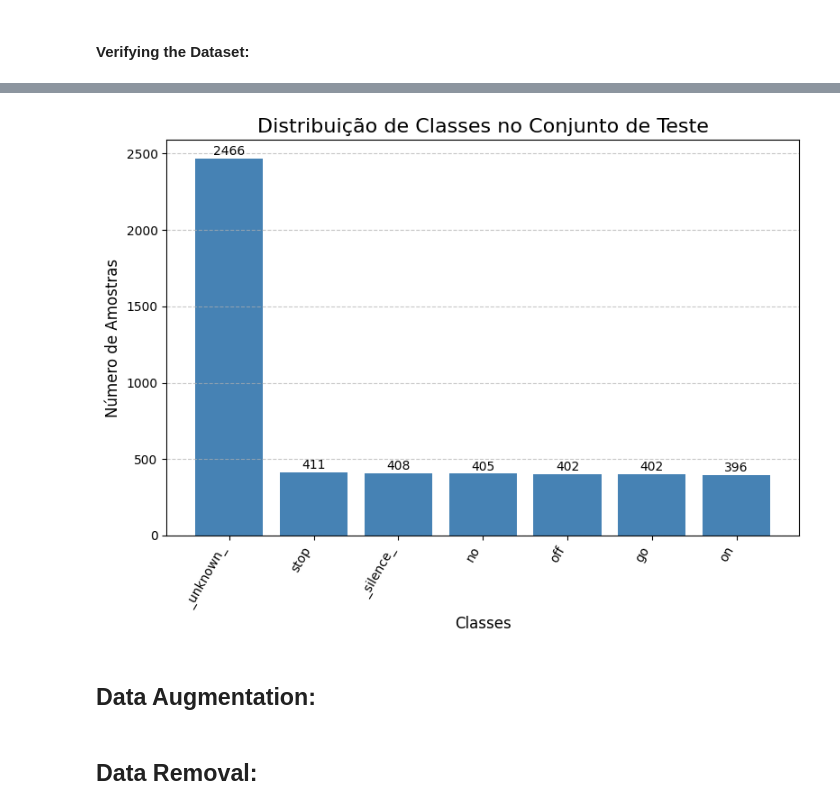
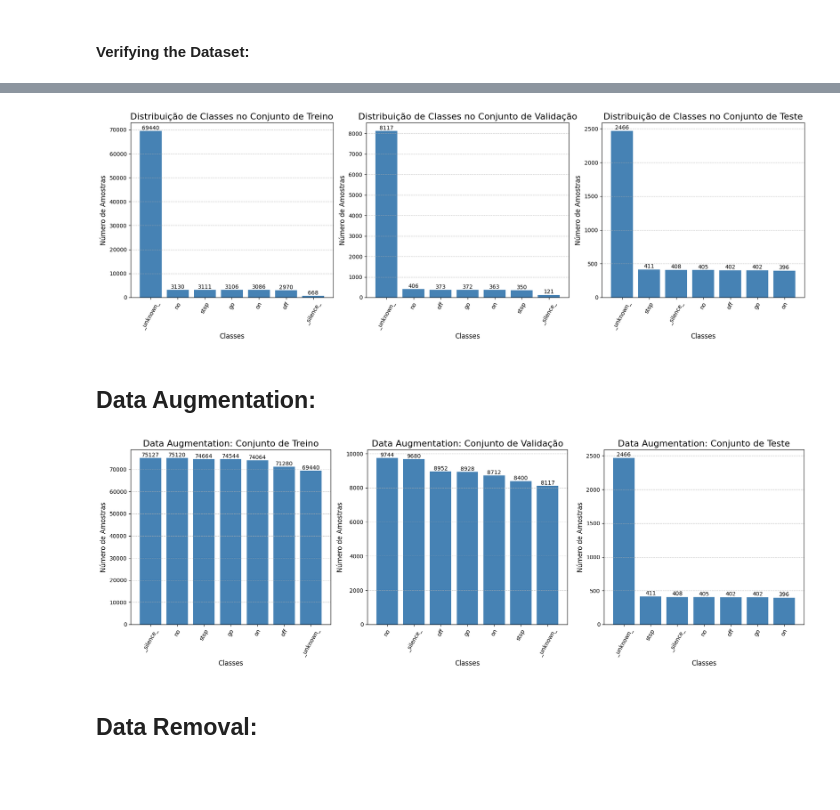
Before and after one commit to Roldao-Neto/KWS, a Jupyter notebook: notebooks/PreparingData.ipynb, the cells around one changed output, grey strips where cells are left out. Drawn from its saved outputs; the diff is of its cells as text; code cells hidden in the pictures; blank space fills up the shorter version.

Commit message:
created data augmented dataset

```diff
--- a/notebooks/PreparingData.ipynb
+++ b/notebooks/PreparingData.ipynb
@@ -114,7 +104,7 @@ for path in paths:
 # %% [markdown]
 #### Verifying the Dataset:
 # %%
-base_dir = 'dataset'
+base_dir = '../dataset'
 splits = ['train', 'validation', 'test']
 
 result_labels = []
@@ -180,21 +132,25 @@ plt.show()
-# %%
-plt.figure(figsize=(8,6))
-
-bars = plt.bar(result_labels[2], result_counts[2], color='steelblue')
-
-plt.title(f'Distribuição de Classes no Conjunto de Teste', fontsize=16)
-plt.ylabel('Número de Amostras', fontsize=12)
-plt.xlabel('Classes', fontsize=12)
-plt.xticks(rotation=60, ha='right')
-plt.grid(axis='y', linestyle='--', alpha=0.7)
-
-for bar in bars:
-    yval = bar.get_height()
-    plt.text(bar.get_x() + bar.get_width()/2.0, yval + 5, int(yval), va='bottom', ha='center')
-
-plt.tight_layout()
-plt.show()
-# %% [output]
-[figure, removed]
+# %%
+titles = ['Treino', 'Validação', 'Teste']
+
+fig, axes = plt.subplots(1, 3, figsize=(18, 6))
+
+for i, ax in enumerate(axes):
+
+    bars = ax.bar(result_labels[i], result_counts[i], color='steelblue')
+
+    ax.set_title(f'Distribuição de Classes no Conjunto de {titles[i]}', fontsize=16)
+    ax.set_ylabel('Número de Amostras', fontsize=12)
+    ax.set_xlabel('Classes', fontsize=12)
+    ax.tick_params(axis='x', rotation=60)
+    ax.grid(axis='y', linestyle='--', alpha=0.7)
+
+    for bar in bars:
+        yval = bar.get_height()
+        ax.text(bar.get_x() + bar.get_width()/2.0, yval + 5, int(yval), va='bottom', ha='center')
+
+plt.tight_layout()
+plt.show()
+# %% [output]
+[figure, added]
 # %% [markdown]
 ## Data Augmentation:
@@ -203,3 +355,25 @@ plt.show()
+# %%
+titles = ['Treino', 'Validação', 'Teste']
+
+fig, axes = plt.subplots(1, 3, figsize=(18, 6))
+
+for i, ax in enumerate(axes):
+    bars = ax.bar(result_labels[i], result_counts[i], color='steelblue')
+
+    ax.set_title(f'Data Augmentation: Conjunto de {titles[i]}', fontsize=16)
+    ax.set_ylabel('Número de Amostras', fontsize=12)
+    ax.set_xlabel('Classes', fontsize=12)
+    ax.tick_params(axis='x', rotation=60)
+    ax.grid(axis='y', linestyle='--', alpha=0.7)
+
+    for bar in bars:
+        yval = bar.get_height()
+        ax.text(bar.get_x() + bar.get_width()/2.0, yval + 5, int(yval), va='bottom', ha='center')
+
+plt.tight_layout()
+plt.show()
+# %% [output]
+[figure, added]
 # %% [markdown]
 ## Data Removal:
 # %%
```
Also changed, not shown: parts of 21 cells of this notebook, 6 other files.
